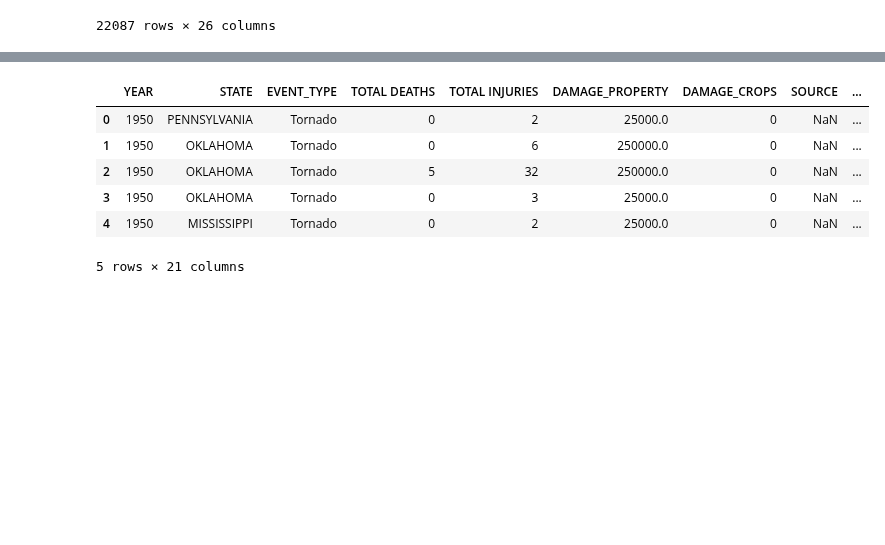
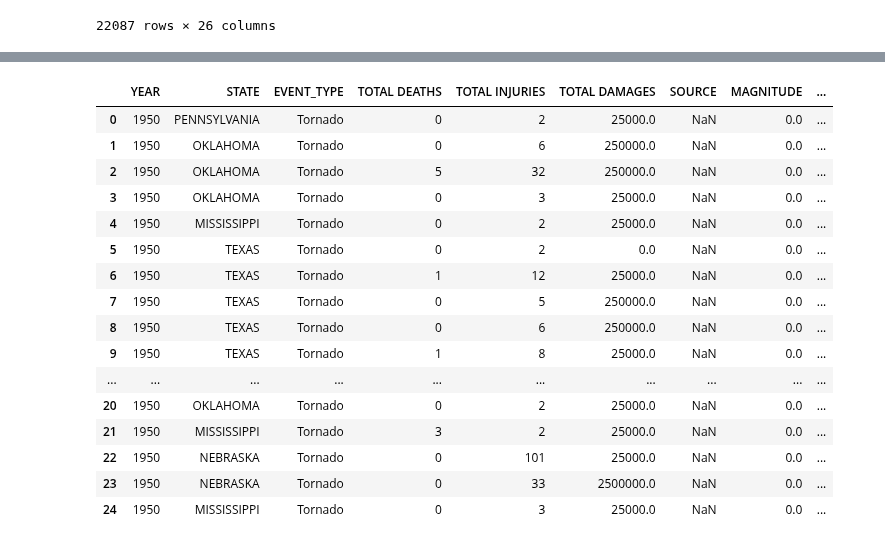
Before and after one commit to elizabethmorgan26/team1, a Jupyter notebook: 1950-1964_df.ipynb, the cells around one changed output, grey strips where cells are left out. Drawn from its saved outputs; the diff is of its cells as text; code cells hidden in the pictures; blank space fills up the shorter version.

```diff
--- a/1950-1964_df.ipynb
+++ b/1950-1964_df.ipynb
@@ -79,7 +63,7 @@ dtypes: float64(11), int64(8), object(4)
 memory usage: 3.9+ MB
 # %%
-clean_mergestorm_df.loc["DAMAGE_PROPERTY"] = clean_mergestorm_df["DAMAGE_PROPERTY"].fillna("0.00K")
-clean_mergestorm_df.loc["DAMAGE_CROPS"] = clean_mergestorm_df["DAMAGE_CROPS"].fillna("0.00K")
+clean_mergestorm_df["DAMAGE_PROPERTY"] = clean_mergestorm_df["DAMAGE_PROPERTY"].fillna("0.00K")
+clean_mergestorm_df["DAMAGE_CROPS"] = clean_mergestorm_df["DAMAGE_CROPS"].fillna("0.00K")
 # %% [output]
 A value is trying to be set on a copy of a slice from a DataFrame.
 Try using .loc[row_indexer,col_indexer] = value instead
@@ -264,6 +224,8 @@ See the caveats in the documentation: https://pandas.pydata.org/pandas-docs/stab
 drop_merged_df = clean_mergestorm_df.drop(columns=["INJURIES_DIRECT",
                                                    "INJURIES_INDIRECT",
                                                    "DEATHS_DIRECT",
-                                                   "DEATHS_INDIRECT"])
+                                                   "DEATHS_INDIRECT",
+                                                   "DAMAGE_PROPERTY",
+                                                   "DAMAGE_CROPS"])
 drop_merged_df.head()
 # %% [output]
@@ -294,32 +265,41 @@ narrow_df.head()
 # %%
 reordernarrow_df = narrow_df[["YEAR",
                               "STATE",
                               "EVENT_TYPE",
                               "TOTAL DEATHS",
                               "TOTAL INJURIES",
-                              "DAMAGE_PROPERTY",
-                              "DAMAGE_CROPS",
+                              "TOTAL DAMAGES",
                               "SOURCE",
                               "MAGNITUDE",
                               "MAGNITUDE_TYPE",
                               "TOR_F_SCALE",
                               "TOR_LENGTH",
                               "TOR_WIDTH",
                               "TOR_OTHER_CZ_STATE",
                               "BEGIN_LOCATION",
                               "BEGIN_LAT",
                               "BEGIN_LON",
                               "END_LAT",
                               "END_LON",
                               "EPISODE_ID",
                               "EVENT_ID",]]
-reordernarrow_df.head()
+reordernarrow_df.head(25)
 # %% [output]
-|  | YEAR | STATE | EVENT_TYPE | TOTAL DEATHS | TOTAL INJURIES | DAMAGE_PROPERTY | DAMAGE_CROPS | SOURCE | ... |
-| 0 | 1950 | PENNSYLVANIA | Tornado | 0 | 2 | 25000.0 | 0 | NaN | ... |
-| 1 | 1950 | OKLAHOMA | Tornado | 0 | 6 | 250000.0 | 0 | NaN | ... |
-| 2 | 1950 | OKLAHOMA | Tornado | 5 | 32 | 250000.0 | 0 | NaN | ... |
-| 3 | 1950 | OKLAHOMA | Tornado | 0 | 3 | 25000.0 | 0 | NaN | ... |
-| 4 | 1950 | MISSISSIPPI | Tornado | 0 | 2 | 25000.0 | 0 | NaN | ... |
+|  | YEAR | STATE | EVENT_TYPE | TOTAL DEATHS | TOTAL INJURIES | TOTAL DAMAGES | SOURCE | MAGNITUDE | ... |
+| 0 | 1950 | PENNSYLVANIA | Tornado | 0 | 2 | 25000.0 | NaN | 0.0 | ... |
+| 1 | 1950 | OKLAHOMA | Tornado | 0 | 6 | 250000.0 | NaN | 0.0 | ... |
+| 2 | 1950 | OKLAHOMA | Tornado | 5 | 32 | 250000.0 | NaN | 0.0 | ... |
+| 3 | 1950 | OKLAHOMA | Tornado | 0 | 3 | 25000.0 | NaN | 0.0 | ... |
+| 4 | 1950 | MISSISSIPPI | Tornado | 0 | 2 | 25000.0 | NaN | 0.0 | ... |
+| 5 | 1950 | TEXAS | Tornado | 0 | 2 | 0.0 | NaN | 0.0 | ... |
+| 6 | 1950 | TEXAS | Tornado | 1 | 12 | 25000.0 | NaN | 0.0 | ... |
+| 7 | 1950 | TEXAS | Tornado | 0 | 5 | 250000.0 | NaN | 0.0 | ... |
+| 8 | 1950 | TEXAS | Tornado | 0 | 6 | 250000.0 | NaN | 0.0 | ... |
+| 9 | 1950 | TEXAS | Tornado | 1 | 8 | 25000.0 | NaN | 0.0 | ... |
+| ... | ... | ... | ... | ... | ... | ... | ... | ... | ... |
+| 20 | 1950 | OKLAHOMA | Tornado | 0 | 2 | 25000.0 | NaN | 0.0 | ... |
+| 21 | 1950 | MISSISSIPPI | Tornado | 3 | 2 | 25000.0 | NaN | 0.0 | ... |
+| 22 | 1950 | NEBRASKA | Tornado | 0 | 101 | 25000.0 | NaN | 0.0 | ... |
+| 23 | 1950 | NEBRASKA | Tornado | 0 | 33 | 2500000.0 | NaN | 0.0 | ... |
+| 24 | 1950 | MISSISSIPPI | Tornado | 0 | 3 | 25000.0 | NaN | 0.0 | ... |
-5 rows × 21 columns
 # %%
```
Also changed, not shown: parts of 16 cells of this notebook, 2 other files.
